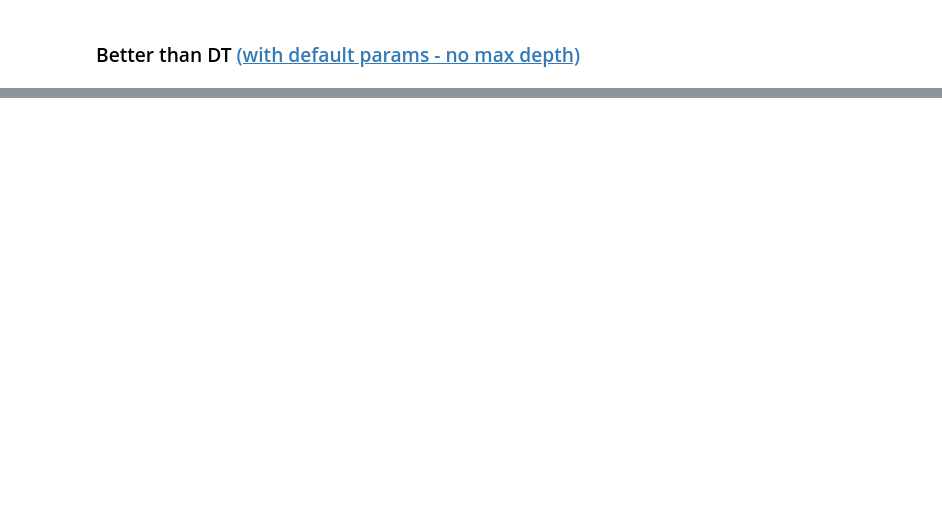
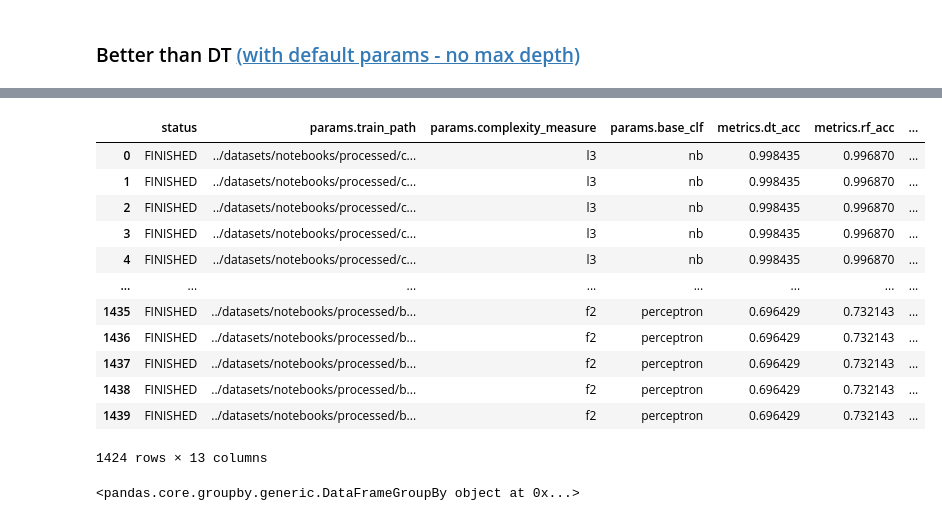
Before and after one commit to bgulowaty/quad-split, a Jupyter notebook: results-analysis.ipynb, the cells around one changed output, grey strips where cells are left out. Drawn from its saved outputs; the diff is of its cells as text; code cells hidden in the pictures; blank space fills up the shorter version.

```diff
--- a/results-analysis.ipynb
+++ b/results-analysis.ipynb
@@ -162,0 +221,22 @@ display_df(
+# %%
+merged['dataset_name'] = merged['params.train_path'].str.split('/').str[-1].str.split("-").str[0]
+# %%
+merged
+# %% [output]
+|  | status | params.train_path | params.complexity_measure | params.base_clf | metrics.dt_acc | metrics.rf_acc | ... |
+| 0 | FINISHED | ../datasets/notebooks/processed/c... | l3 | nb | 0.998435 | 0.996870 | ... |
+| 1 | FINISHED | ../datasets/notebooks/processed/c... | l3 | nb | 0.998435 | 0.996870 | ... |
+| 2 | FINISHED | ../datasets/notebooks/processed/c... | l3 | nb | 0.998435 | 0.996870 | ... |
+| 3 | FINISHED | ../datasets/notebooks/processed/c... | l3 | nb | 0.998435 | 0.996870 | ... |
+| 4 | FINISHED | ../datasets/notebooks/processed/c... | l3 | nb | 0.998435 | 0.996870 | ... |
+| ... | ... | ... | ... | ... | ... | ... | ... |
+| 1435 | FINISHED | ../datasets/notebooks/processed/b... | f2 | perceptron | 0.696429 | 0.732143 | ... |
+| 1436 | FINISHED | ../datasets/notebooks/processed/b... | f2 | perceptron | 0.696429 | 0.732143 | ... |
+| 1437 | FINISHED | ../datasets/notebooks/processed/b... | f2 | perceptron | 0.696429 | 0.732143 | ... |
+| 1438 | FINISHED | ../datasets/notebooks/processed/b... | f2 | perceptron | 0.696429 | 0.732143 | ... |
+| 1439 | FINISHED | ../datasets/notebooks/processed/b... | f2 | perceptron | 0.696429 | 0.732143 | ... |
+1424 rows × 13 columns
+# %%
+merged.groupby('dataset_name')
+# %% [output]
+<pandas.core.groupby.generic.DataFrameGroupBy object at 0x...>
```
Also changed, not shown: parts of 15 cells of this notebook, 2 other files.
